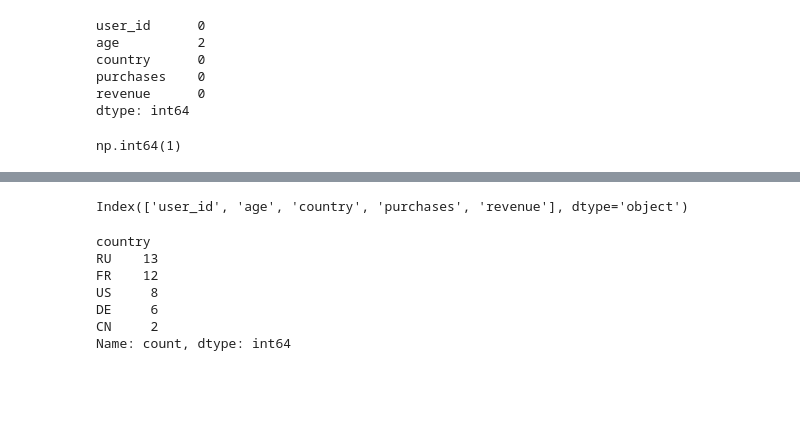
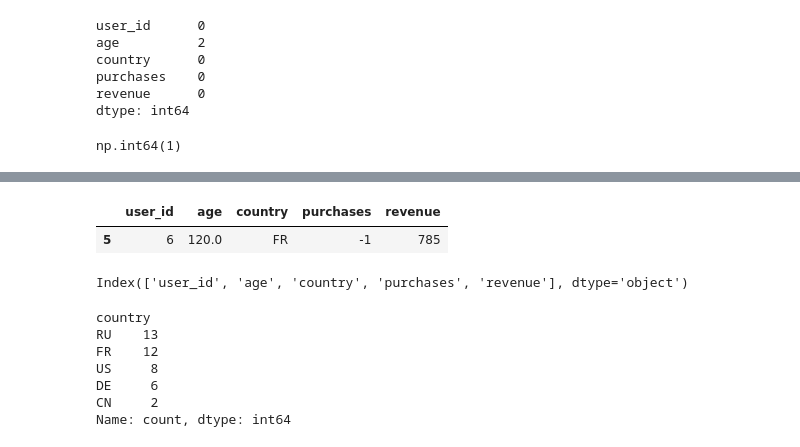
Before and after one commit to NolReaction/ai-engineering-lab, a Jupyter notebook: homeworks/HW02/HW02.ipynb, the cells around one changed output, grey strips where cells are left out. Cells and saved outputs as stored; diff of their text form; code cells hidden in the pictures; blank space fills up the shorter version.

```diff
--- a/homeworks/HW02/HW02.ipynb
+++ b/homeworks/HW02/HW02.ipynb
@@ -77,0 +89,6 @@ np.int64(1)
+# %%
+# покупки <= 0 при положительной выручке
+df[(df["purchases"] <= 0) & (df["revenue"] > 0)]
+# %% [output]
+|  | user_id | age | country | purchases | revenue |
+| 5 | 6 | 120.0 | FR | -1 | 785 |
```
Also changed, not shown: parts of 14 cells of this notebook.
